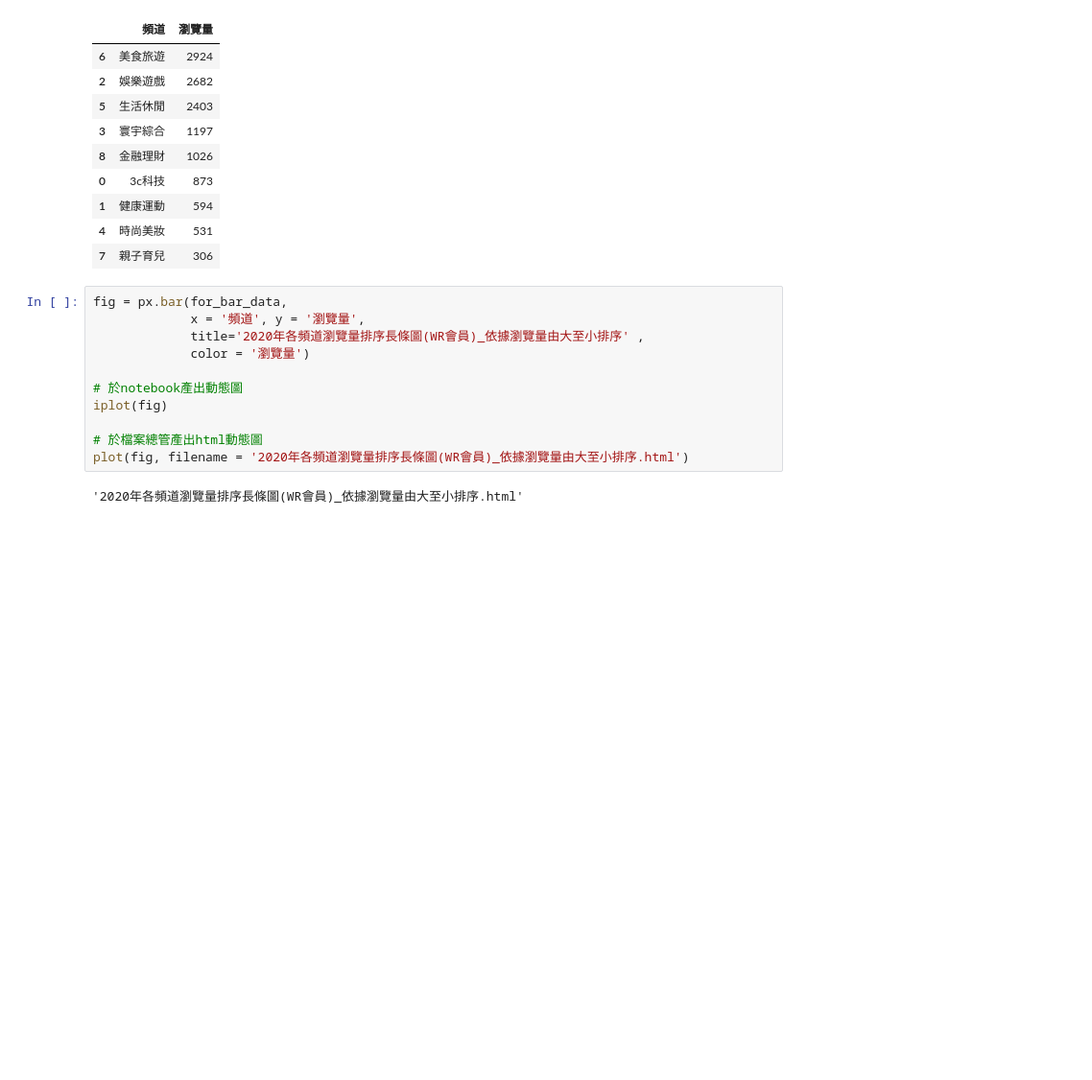
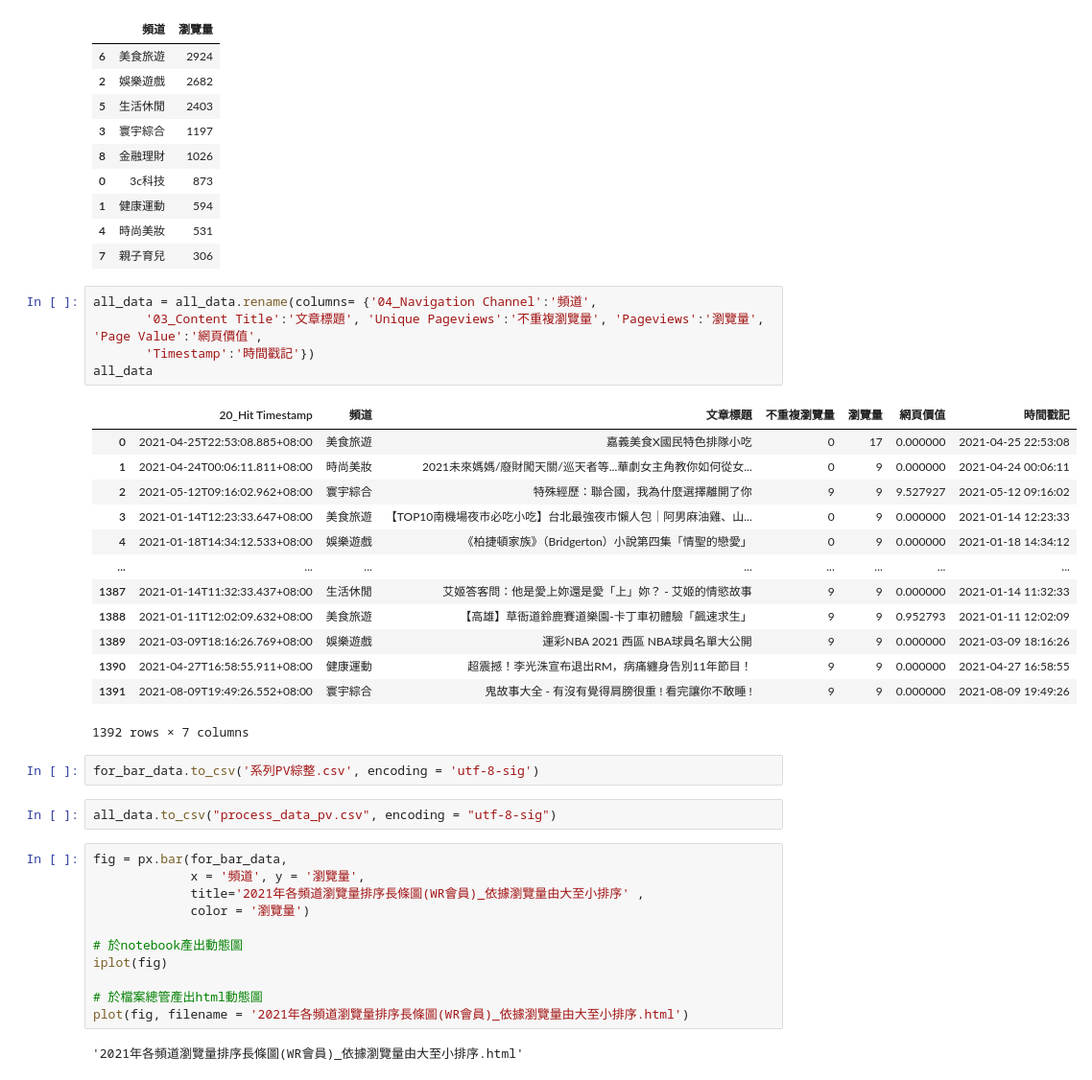
Before and after one commit to hikercalvin/wreadit, a Jupyter notebook: Pageviews動態長條圖.ipynb, the cells around one changed output. Shown at 96% size. Cells and saved outputs as stored; diff of their text form; blank space fills up the shorter version.

```diff
--- a/Pageviews動態長條圖.ipynb
+++ b/Pageviews動態長條圖.ipynb
@@ -160,16 +160,39 @@ for_bar_data
 | 1 | 健康運動 | 594 |
 | 4 | 時尚美妝 | 531 |
 | 7 | 親子育兒 | 306 |
+# %%
+all_data = all_data.rename(columns= {'04_Navigation Channel':'頻道',
+       '03_Content Title':'文章標題', 'Unique Pageviews':'不重複瀏覽量', 'Pageviews':'瀏覽量', 'Page Value':'網頁價值',
+       'Timestamp':'時間戳記'})
+all_data
+# %% [output]
+|  | 20_Hit Timestamp | 頻道 | 文章標題 | 不重複瀏覽量 | 瀏覽量 | 網頁價值 | 時間戳記 |
+| 0 | 2021-04-25T22:53:08.885+08:00 | 美食旅遊 | 嘉義美食X國民特色排隊小吃 | 0 | 17 | 0.000000 | 2021-04-25 22:53:08 |
+| 1 | 2021-04-24T00:06:11.811+08:00 | 時尚美妝 | 2021未來媽媽/廢財闖天關/巡天者等...華劇女主角教你如何從女... | 0 | 9 | 0.000000 | 2021-04-24 00:06:11 |
+| 2 | 2021-05-12T09:16:02.962+08:00 | 寰宇綜合 | 特殊經歷：聯合國，我為什麼選擇離開了你 | 9 | 9 | 9.527927 | 2021-05-12 09:16:02 |
+| 3 | 2021-01-14T12:23:33.647+08:00 | 美食旅遊 | 【TOP10南機場夜市必吃小吃】台北最強夜市懶人包｜阿男麻油雞、山... | 0 | 9 | 0.000000 | 2021-01-14 12:23:33 |
+| 4 | 2021-01-18T14:34:12.533+08:00 | 娛樂遊戲 | 《柏捷頓家族》（Bridgerton）小說第四集「情聖的戀愛」 | 0 | 9 | 0.000000 | 2021-01-18 14:34:12 |
+| ... | ... | ... | ... | ... | ... | ... | ... |
+| 1387 | 2021-01-14T11:32:33.437+08:00 | 生活休閒 | 艾姬答客問：他是愛上妳還是愛「上」妳？ - 艾姬的情慾故事 | 9 | 9 | 0.000000 | 2021-01-14 11:32:33 |
+| 1388 | 2021-01-11T12:02:09.632+08:00 | 美食旅遊 | 【高雄】草衙道鈴鹿賽道樂園-卡丁車初體驗「飆速求生」 | 9 | 9 | 0.952793 | 2021-01-11 12:02:09 |
+| 1389 | 2021-03-09T18:16:26.769+08:00 | 娛樂遊戲 | 運彩NBA 2021 西區 NBA球員名單大公開 | 9 | 9 | 0.000000 | 2021-03-09 18:16:26 |
+| 1390 | 2021-04-27T16:58:55.911+08:00 | 健康運動 | 超震撼！李光洙宣布退出RM，病痛纏身告別11年節目！ | 9 | 9 | 0.000000 | 2021-04-27 16:58:55 |
+| 1391 | 2021-08-09T19:49:26.552+08:00 | 寰宇綜合 | 鬼故事大全 - 有沒有覺得肩膀很重 ! 看完讓你不敢睡 ! | 9 | 9 | 0.000000 | 2021-08-09 19:49:26 |
+1392 rows × 7 columns
+# %%
+for_bar_data.to_csv('系列PV綜整.csv', encoding = 'utf-8-sig')
+# %%
+all_data.to_csv("process_data_pv.csv", encoding = "utf-8-sig")
 # %%
 fig = px.bar(for_bar_data,
              x = '頻道', y = '瀏覽量',
-             title='2020年各頻道瀏覽量排序長條圖(WR會員)_依據瀏覽量由大至小排序' ,
+             title='2021年各頻道瀏覽量排序長條圖(WR會員)_依據瀏覽量由大至小排序' ,
              color = '瀏覽量')
 
 # 於notebook產出動態圖
 iplot(fig)
 
 # 於檔案總管產出html動態圖
-plot(fig, filename = '2020年各頻道瀏覽量排序長條圖(WR會員)_依據瀏覽量由大至小排序.html')
+plot(fig, filename = '2021年各頻道瀏覽量排序長條圖(WR會員)_依據瀏覽量由大至小排序.html')
 # %% [output]
-'2020年各頻道瀏覽量排序長條圖(WR會員)_依據瀏覽量由大至小排序.html'
+'2021年各頻道瀏覽量排序長條圖(WR會員)_依據瀏覽量由大至小排序.html'
```
Also changed, not shown: parts of 1 cell of this notebook, 6 other files.
